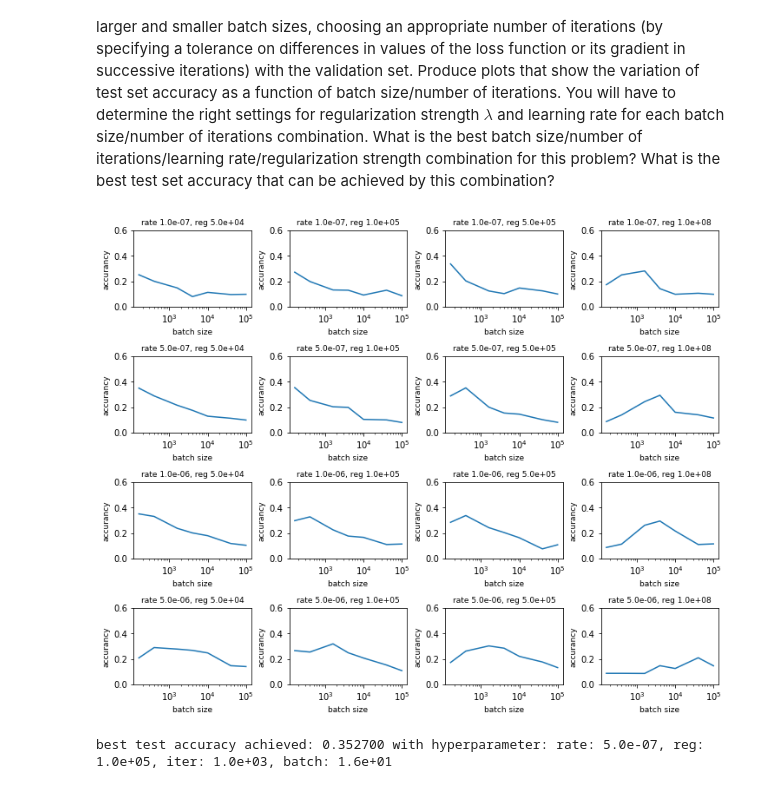
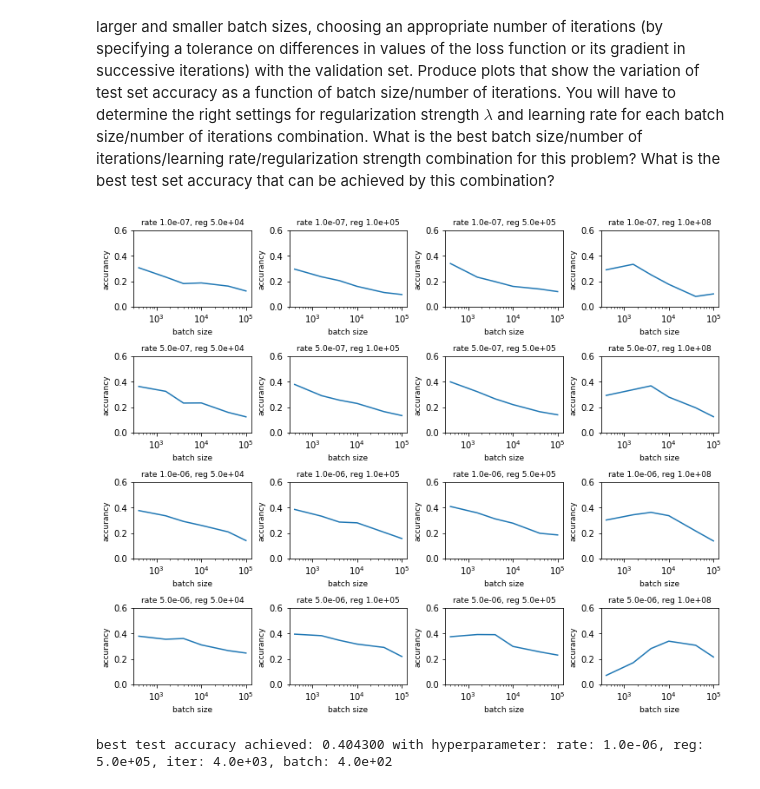
Before and after one commit to xystevensun/comp540, a Jupyter notebook: homework/hw3/softmax_cifar.ipynb, the cells around one changed output. Drawn from its saved outputs; the diff is of its cells as text; code cells hidden in the pictures.

```diff
--- a/homework/hw3/softmax_cifar.ipynb
+++ b/homework/hw3/softmax_cifar.ipynb
@@ -292,7 +292,7 @@ best_test = -1
 best_hyper = None
 learning_rates = [1e-7, 5e-7, 1e-6, 5e-6]
 regularization_strengths = [5e4, 1e5, 5e5, 1e8]
-batch_iter=[(16,100000),(40,40000),(160,10000),(400,4000),(1000,1600),(4000,400),(10000,160)]
+batch_iter=[(16,100000),(40,40000),(160,10000),(400,4000),(1000,1600),(4000,400)]
 
 f, axarr = plt.subplots(len(learning_rates), len(regularization_strengths))
 for ll in range(len(learning_rates)):
@@ -301,39 +301,37 @@ for ll in range(len(learning_rates)):
         rs = regularization_strengths[rr]
         results_ = []
         for num_iters, batch_size in batch_iter:
-            num_iters = num_iters/10
-            batch_size = batch_size/10
             sc = linear_classifier.Softmax()
             sc.train(X_train, y_train, learning_rate=lr, reg=rs, num_iters=num_iters, batch_size=batch_size, verbose=False)
             y_train_pred = sc.predict(X_train)
             train_accuracy = np.mean(y_train == y_train_pred)
             y_val_pred = sc.predict(X_val)
             val_accuracy = np.mean(y_val == y_val_pred)
             y_test_pred = sc.predict(X_test)
             test_accuracy = np.mean(y_test == y_test_pred)
             if best_test < test_accuracy or best_test == -1:
                 best_test = test_accuracy
                 best_softmax = sc
                 best_hyper = (lr, rs, num_iters, batch_size)
             results[(lr, rs, num_iters, batch_size)] = (train_accuracy, val_accuracy, test_accuracy)
             results_.append((train_accuracy, val_accuracy, test_accuracy))
         test_accu = np.array([a[0] for a in results_])
         val_accu = np.array([a[1] for a in results_])
         test_accu = np.array([a[2] for a in results_])
         axarr[ll,rr].semilogx([a[1] for a in batch_iter], val_accu)
         axarr[ll,rr].set_xlabel('batch size', fontsize=9)
         axarr[ll,rr].set_ylabel('accurancy', fontsize=9)
         axarr[ll,rr].set_title('rate %.1e, reg %.1e' % (lr, rs), fontsize=9)
         axarr[ll,rr].set_ylim([0,0.6])
 plt.tight_layout(pad=0.3, w_pad=0.4, h_pad=1.0)
 plt.show()
 
 # Print out results.
 for lr, reg, ni, bs in sorted(results):
     train_accuracy, val_accuracy, test_accuracy = results[(lr, reg, ni, bs)]
 #     print 'lr %e reg %e ni %e bs %e, train accuracy: %f val accuracy: %f test accuracy: %f' % (lr, reg, ni, bs, train_accuracy, val_accuracy, test_accuracy)
 
 print 'best test accuracy achieved: %f with hyperparameter: rate: %.1e, reg: %.1e, iter: %.1e, batch: %.1e' % (best_test, best_hyper[0],best_hyper[1],best_hyper[2],best_hyper[3])
 # %% [output]
-[figure, old version]
+[figure, new version]
-best test accuracy achieved: 0.352700 with hyperparameter: rate: 5.0e-07, reg: 1.0e+05, iter: 1.0e+03, batch: 1.6e+01
+best test accuracy achieved: 0.404300 with hyperparameter: rate: 1.0e-06, reg: 5.0e+05, iter: 4.0e+03, batch: 4.0e+02
```
Also changed, not shown: parts of 6 cells of this notebook, 3 other files.
